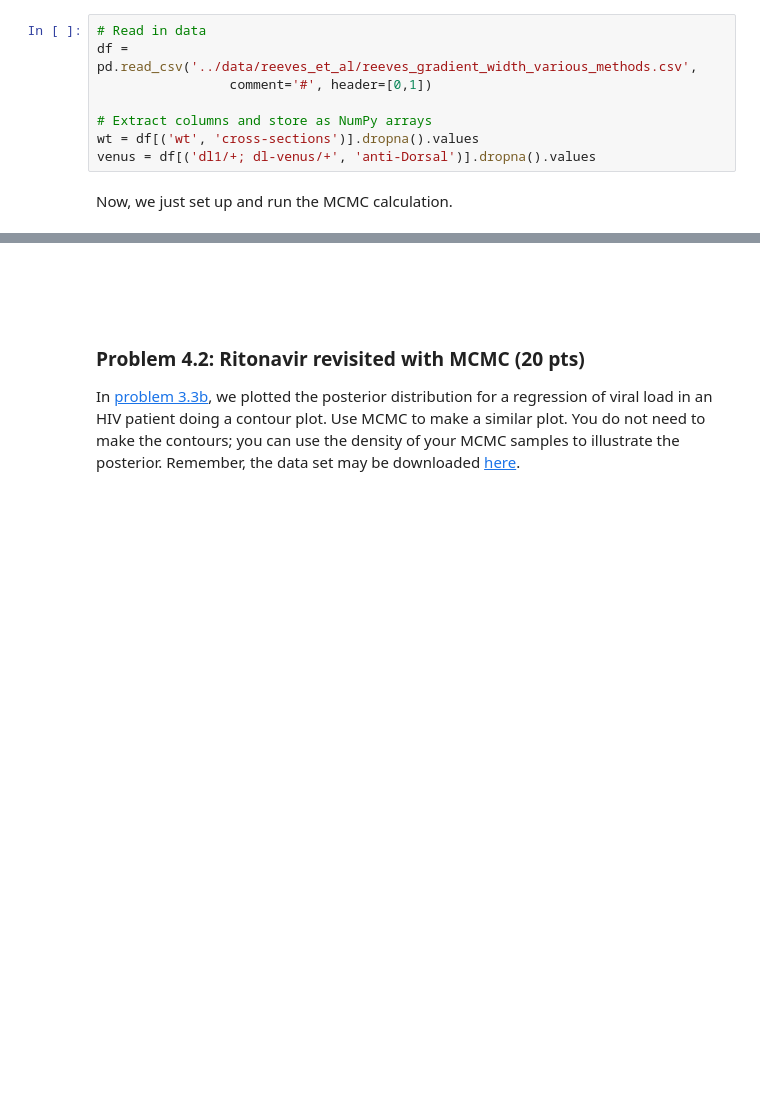
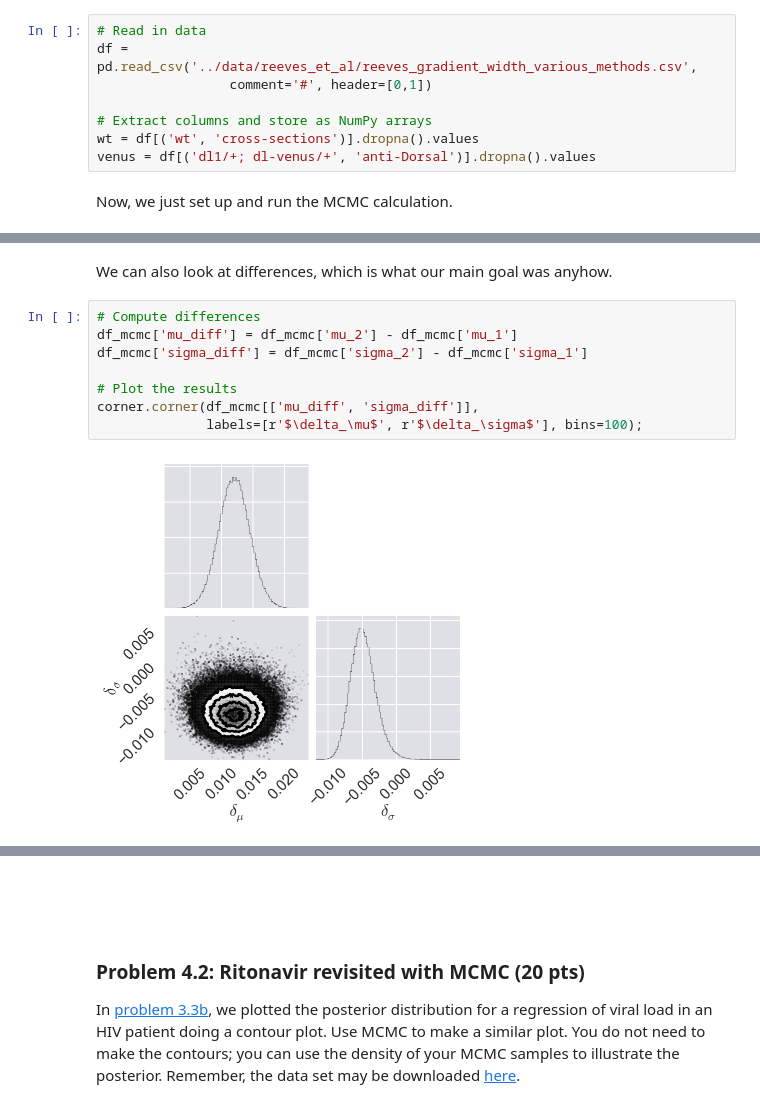
Before and after one commit to justinbois/bebi103, a Jupyter notebook: homework/hw4_solutions.ipynb, the cells around one changed output, grey strips where cells are left out. Drawn from its saved outputs; the diff is of its cells as text; blank space fills up the shorter version.

```diff
--- a/homework/hw4_solutions.ipynb
+++ b/homework/hw4_solutions.ipynb
@@ -222,0 +193,12 @@ sns.pairplot?
+# %% [markdown]
+We can also look at differences, which is what our main goal was anyhow.
+# %%
+# Compute differences
+df_mcmc['mu_diff'] = df_mcmc['mu_2'] - df_mcmc['mu_1']
+df_mcmc['sigma_diff'] = df_mcmc['sigma_2'] - df_mcmc['sigma_1']
+
+# Plot the results
+corner.corner(df_mcmc[['mu_diff', 'sigma_diff']],
+              labels=[r'$\delta_\mu$', r'$\delta_\sigma$'], bins=100);
+# %% [output]
+[figure, added]
```
Also changed, not shown: parts of 32 cells of this notebook.
